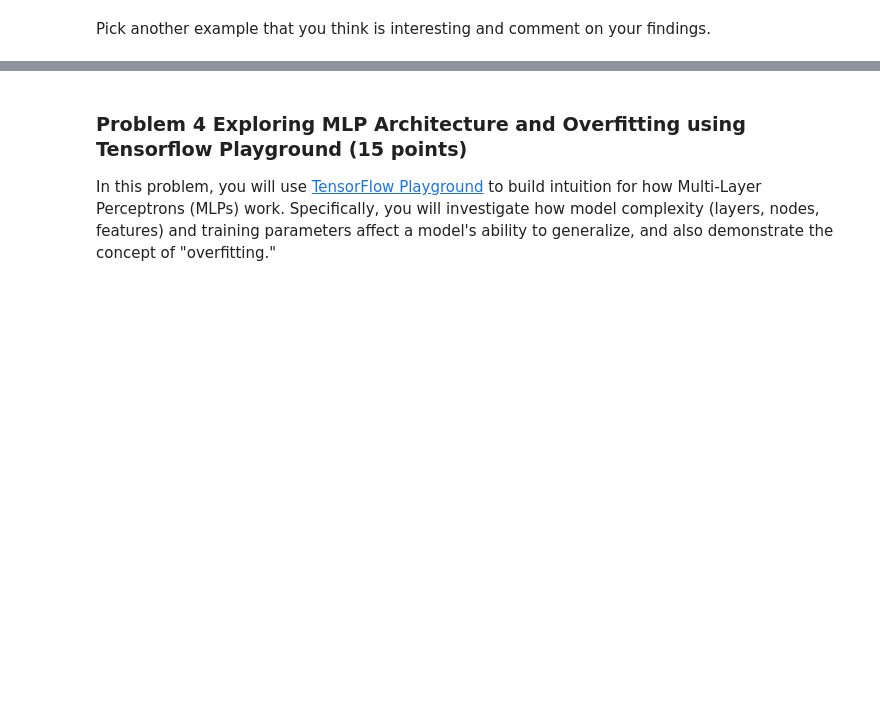
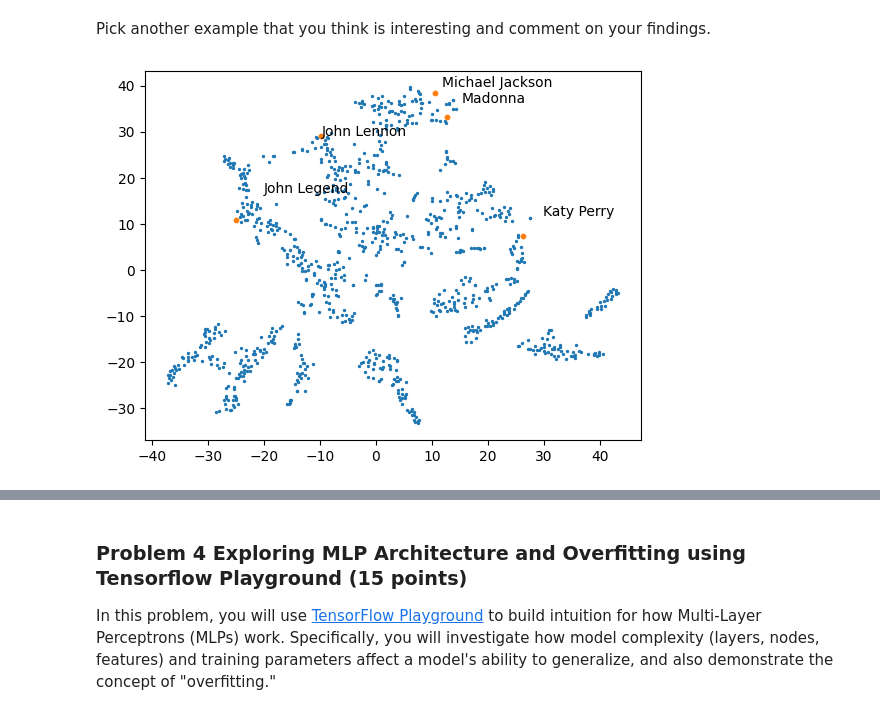
Before and after one commit to yaj0212/Introductory-Machine-Learning, a Jupyter notebook: assignments/assn4/assn4.ipynb, the cells around one changed output, grey strips where cells are left out. Saved outputs shown, nothing was run; the diff lists cells and outputs as text; code cells hidden in the pictures; blank space fills up the shorter version.

```diff
--- a/assignments/assn4/assn4.ipynb
+++ b/assignments/assn4/assn4.ipynb
@@ -692,3 +777,6 @@ Comment on your findings.
 Pick another example that you think is interesting and comment on your findings.
 # %%
 # Your code and comment here
+display_tsne_artists(music_model, ['John Lennon', 'Michael Jackson', 'Madonna', 'Katy Perry', 'John Legend'])
+# %% [output]
+[figure, added]
```
Also changed, not shown: parts of 24 cells of this notebook.
